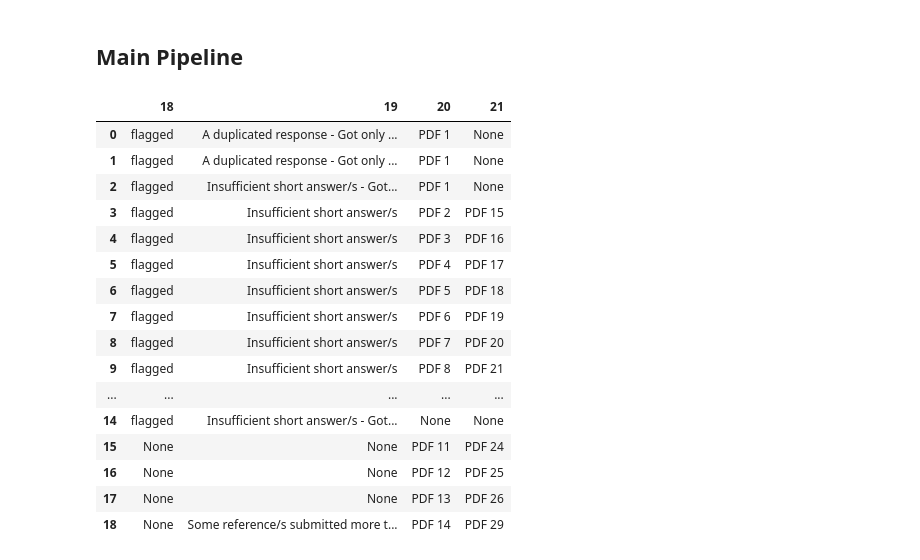
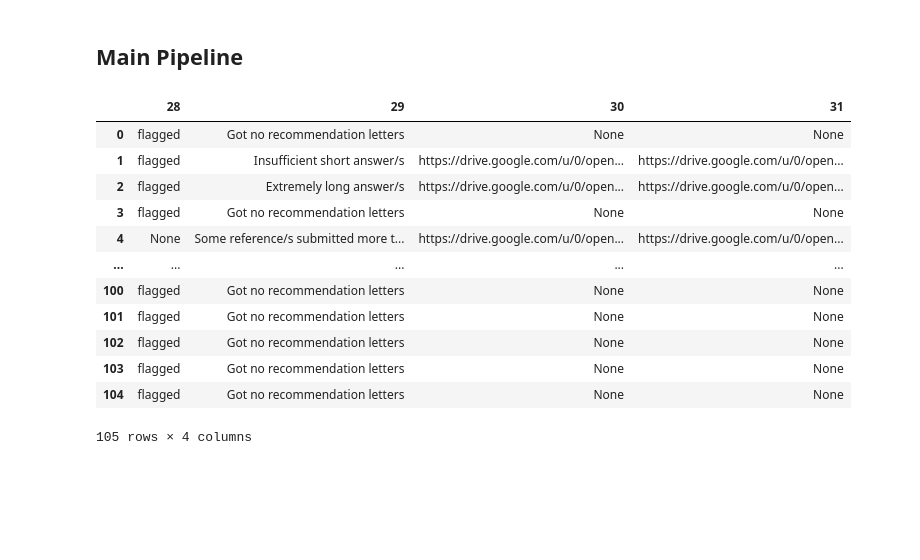
Before and after one commit to trendinafrica/student_selection_process_automation, a Jupyter notebook: main.ipynb, the cells around one changed output. Saved outputs shown, nothing was run; the diff lists cells and outputs as text; code cells hidden in the pictures; blank space fills up the shorter version.

Commit message:
finishing reference matching

```diff
--- a/main.ipynb
+++ b/main.ipynb
@@ -89,15 +147,3 @@ Index([0, 1, 2, 3, 4, 5, 6, 7, 8, 9, 10, 11, 12, 13, 14, 15, 16, 17, 18, 19,
-# %%
-# Carefully specify names of the columns to be processed (mostly responses for essay questions).
-
-# TODO: To avoid any naming mistakes, replace questions, as columns names, with a key (or simply, indices).
-
-essay_qs = [13, 14, 15]
-# %%
-# Specify the minimum and maximun number of words for ansewrs for essay questions.
-# Note: These parameters apply for for all essay questions.
-
-MIN_WORDS_NUM = 50
-MAX_WORDS_NUM = 2000
 # %% [markdown]
 ## Utility functions
 # %%
@@ -386,45 +610,52 @@ def match_references(std_responses_df, ref_responses_df):
 # %%
-def main(responses_df):
+def main(std_responses_df, ref_responses_df):
 
-    responses_df = column_names_to_indices(responses_df)
+    std_responses_df = column_names_to_indices(std_responses_df, std_questions_dict)
+    ref_responses_df = column_names_to_indices(ref_responses_df, ref_questions_dict)
 
-    responses_df_flagged_duplicates = flag_duplicates(responses_df)
+    responses_df_flagged_duplicates = flag_duplicates(std_responses_df)
     responses_df_flagged_short = flag_short(responses_df_flagged_duplicates, essay_qs)
     responses_df_flagged_long = flag_long (responses_df_flagged_short, essay_qs)
 
-    responses_df_final = match_references(responses_df_flagged_long, ref_raw_responses_df)
+    responses_df_spaces_removed, ref_responses_df_lowercase = remove_spaces(responses_df_flagged_long, std_str_qs, ref_responses_df, ref_str_qs)
+
+    responses_df_lowercase, ref_responses_df_lowercase = to_lowercase(responses_df_spaces_removed, std_str_qs, ref_responses_df, ref_str_qs)
+    responses_df_matched, ref_responses_df_matched = match_references(responses_df_lowercase, ref_responses_df_lowercase)
+    responses_df_final, ref_responses_df_final = to_uppercase(responses_df_matched, std_str_qs, ref_responses_df_matched, ref_str_qs)
+
+    ref_responses_df_unmatched = get_unmatched_letters(ref_responses_df_final)
 
     # Putting back original column names, and saving the Excel file
-    named_responses_df_final = indices_to_column_names(responses_df_final)
-    named_responses_df_final.to_excel("filtered_responses.xlsx")
+    named_responses_df_final = indices_to_column_names(responses_df_final, std_questions_dict)
+    named_responses_df_final.to_excel(RESULTS_FOLDER_NAME + "/filtered_responses_with_flagged.xlsx")
 
     responses_df_final_flagged_removed = remove_flagged(responses_df_final)
 
     # Putting back original column names, and saving the Excel file
-    named_responses_df_final_flagged_removed = indices_to_column_names(responses_df_final_flagged_removed)
-    named_responses_df_final_flagged_removed.to_excel("filtered_responses_with_flagged_removed.xlsx")
+    named_responses_df_final_flagged_removed = indices_to_column_names(responses_df_final_flagged_removed, std_questions_dict)
+    named_responses_df_final_flagged_removed.to_excel(RESULTS_FOLDER_NAME + "/filtered_responses_with_flagged_removed.xlsx")
 
-    return responses_df_final, named_responses_df_final, responses_df_final_flagged_removed, named_responses_df_final_flagged_removed
+    # Putting back original column names, and saving the Excel file
+    named_ref_responses_df_final = indices_to_column_names(ref_responses_df_final, ref_questions_dict)
+    named_ref_responses_df_final.to_excel(RESULTS_FOLDER_NAME + "/ref_responses_with_flagged.xlsx")
+
+    return responses_df_final, responses_df_final_flagged_removed, ref_responses_df_final, ref_responses_df_unmatched
 # %%
-responses_df_final, named_responses_df_final, responses_df_final_flagged_removed, named_responses_df_final_flagged_removed = main(std_raw_responses_df)
+responses_df_final, responses_df_final_flagged_removed, ref_responses_df_final, ref_responses_df_unmatched = main(std_raw_responses_df, ref_raw_responses_df)
 # %%
-responses_df_final.iloc[:, 18:]
+responses_df_final.iloc[:, std_idcs['flag_idx']:]
 # %% [output]
-|  | 18 | 19 | 20 | 21 |
-| 0 | flagged | A duplicated response - Got only ... | PDF 1 | None |
-| 1 | flagged | A duplicated response - Got only ... | PDF 1 | None |
-| 2 | flagged | Insufficient short answer/s - Got... | PDF 1 | None |
-| 3 | flagged | Insufficient short answer/s | PDF 2 | PDF 15 |
-| 4 | flagged | Insufficient short answer/s | PDF 3 | PDF 16 |
-| 5 | flagged | Insufficient short answer/s | PDF 4 | PDF 17 |
-| 6 | flagged | Insufficient short answer/s | PDF 5 | PDF 18 |
-| 7 | flagged | Insufficient short answer/s | PDF 6 | PDF 19 |
-| 8 | flagged | Insufficient short answer/s | PDF 7 | PDF 20 |
-| 9 | flagged | Insufficient short answer/s | PDF 8 | PDF 21 |
+|  | 28 | 29 | 30 | 31 |
+| 0 | flagged | Got no recommendation letters | None | None |
+| 1 | flagged | Insufficient short answer/s | https://drive.google.com/u/0/open... | https://drive.google.com/u/0/open... |
+| 2 | flagged | Extremely long answer/s | https://drive.google.com/u/0/open... | https://drive.google.com/u/0/open... |
+| 3 | flagged | Got no recommendation letters | None | None |
+| 4 | None | Some reference/s submitted more t... | https://drive.google.com/u/0/open... | https://drive.google.com/u/0/open... |
 | ... | ... | ... | ... | ... |
-| 14 | flagged | Insufficient short answer/s - Got... | None | None |
-| 15 | None | None | PDF 11 | PDF 24 |
-| 16 | None | None | PDF 12 | PDF 25 |
-| 17 | None | None | PDF 13 | PDF 26 |
-| 18 | None | Some reference/s submitted more t... | PDF 14 | PDF 29 |
+| 100 | flagged | Got no recommendation letters | None | None |
+| 101 | flagged | Got no recommendation letters | None | None |
+| 102 | flagged | Got no recommendation letters | None | None |
+| 103 | flagged | Got no recommendation letters | None | None |
+| 104 | flagged | Got no recommendation letters | None | None |
+105 rows × 4 columns
 # %%
```
Also changed, not shown: parts of 24 cells of this notebook, 16 other files.
